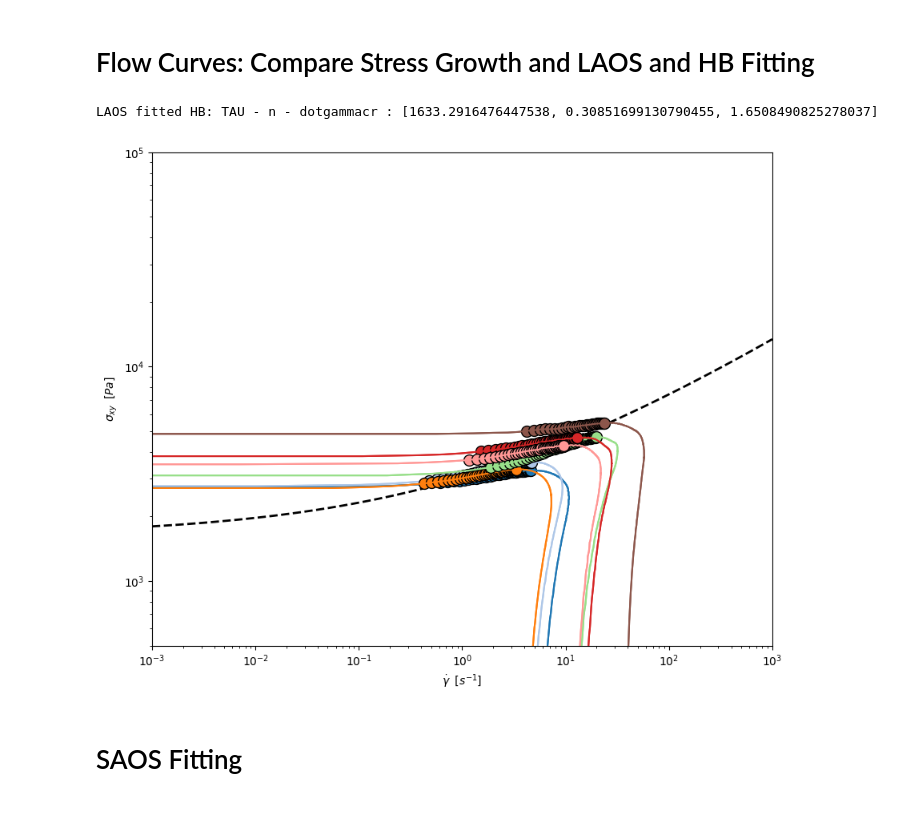
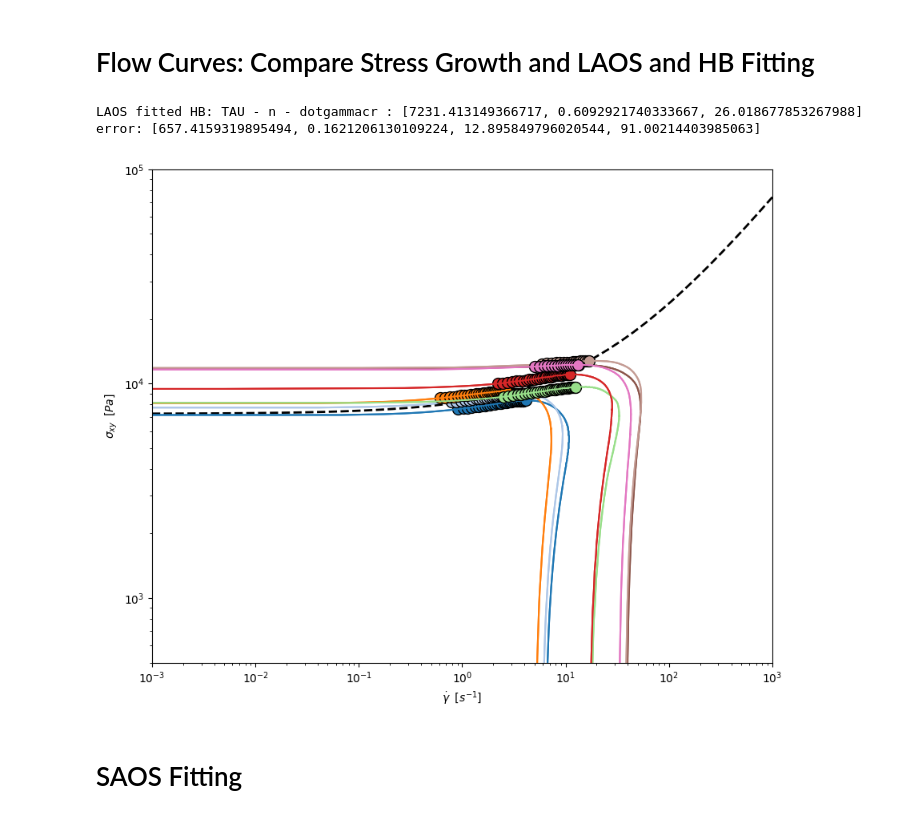
Before and after one commit to yagmurbugday/vdSman_Constitutive_Model_Fitting, a Jupyter notebook: fitting.ipynb, the cells around one changed output. Cells and saved outputs as stored; diff of their text form; code cells hidden in the pictures.

```diff
--- a/fitting.ipynb
+++ b/fitting.ipynb
@@ -82,6 +82,7 @@ importlib.reload(functions_fitting)
 # array_names = data.files  # This returns a list of names
 # for name in array_names:
 #     globals()[name] = data[name]
+# sample_name = 'SP60W18'
 
 
 # import fitting_inputs_SP60W22
@@ -93,17 +94,19 @@ importlib.reload(functions_fitting)
 # array_names = data.files  # This returns a list of names
 # for name in array_names:
 #     globals()[name] = data[name]
+# sample_name = 'SP60W22'
 
 
-import fitting_inputs_SP60W25
-from fitting_inputs_SP60W25 import *
-importlib.reload(fitting_inputs_SP60W25)
+# import fitting_inputs_SP60W25
+# from fitting_inputs_SP60W25 import *
+# importlib.reload(fitting_inputs_SP60W25)
 
-#Make sure the right dataset is loaded
-data = np.load('./data_reading/arrays_2025_05_09_11_47.npz')
-array_names = data.files  # This returns a list of names
-for name in array_names:
-    globals()[name] = data[name]
+# #Make sure the right dataset is loaded
+# data = np.load('./data_reading/arrays_2025_05_09_11_47.npz')
+# array_names = data.files  # This returns a list of names
+# for name in array_names:
+#     globals()[name] = data[name]
+# sample_name = 'SP60W25'
 # %% [markdown]
 # Flow Curves: Compare Stress Growth and LAOS and HB Fitting
 # %%
@@ -162,7 +165,7 @@ if run_HB == 'yes':
 
         hbfit_x = []
         hbfit_y = []
-        skip_first = 5
+        skip_first = 8
         for i in data_index_for_laos_built_flow_curves:
             x = x_shr[i][skip_first:] ; y=y_str[i][skip_first:]
             axs.errorbar(x, y, marker='o', linewidth=0, markersize = markersize, color=color_palette[i],\
@@ -186,6 +189,8 @@ if run_HB == 'yes':
         error_HBlaos = [perr_laos[0], perr_laos[2], HBlaos_dotgam_pluserr, HBlaos_dotgam_minuserr]
 
         print(f'LAOS fitted HB: TAU - n - dotgammacr : {HBparam_laos}')
+        print(f'error: {error_HBlaos}')
+
 
         #what to write in the checkpoint file?
         x_shr = np.array(x_shr, dtype=object)
@@ -245,35 +250,36 @@ elif run_HB == 'no':
     axs.set_ylabel("$\sigma_{xy}\;\;[Pa]$")
 
     for i in data_index_for_laos_built_flow_curves:
             axs.errorbar(data_exp_avg[i][3][-513:],data_exp_avg[i][1][-513:], color=color_palette[i])
 
     #Stress Growth
     if 'HBparam_steady' in globals():
         axs.errorbar(str_grw_shear_rates, stress, marker='o', linewidth=0, markersize = markersize, color='black', markeredgecolor='black', label='stress_growth' )
         plt.errorbar(np.logspace(-3,5,40),model_data_HB_steady,  linewidth=2, color='black')
         print(f'Steady fitted HB: TAU - n - dotgammacr : {HBparam_steady}')
     else:
         print('The stress growth infromation is not found in the file, taek action if you think this is wrong')
 
     #LAOS
     if 'HBparam_laos' in globals():
         for i in data_index_for_laos_built_flow_curves:
             x = x_shr[i][skip_first:] ; y=y_str[i][skip_first:]
             axs.errorbar(x, y, marker='o', linewidth=0, markersize = markersize, color=color_palette[i],\
                         markeredgecolor='black' )
         plt.plot(np.logspace(-3,3,50), model_data_HB_laos,  linewidth=2, color='black', linestyle='--')
     else:
         print('The LAOS flow curve infromation is not found in the file, taek action if you think this is wrong')
 
     #External
     if 'HBparam_ext' in globals():
         plt.plot(np.logspace(-3,3,50), model_data_HB_ext,  linewidth=2, color='black', linestyle=':')
         print(f'External HB: TAU - n - dotgammacr : {HBparam_ext}')
     else:
         print('The external flow curve infromation is not found in the file, taek action if you think this is wrong')
 # %% [output]
-LAOS fitted HB: TAU - n - dotgammacr : [1633.2916476447538, 0.30851699130790455, 1.6508490825278037]
+LAOS fitted HB: TAU - n - dotgammacr : [7231.413149366717, 0.6092921740333667, 26.018677853267988]
+error: [657.4159319895494, 0.1621206130109224, 12.895849796020544, 91.00214403985063]
-[figure, old version]
+[figure, new version]
 # %% [markdown]
 # SAOS Fitting
 # %%
```
Also changed, not shown: parts of 12 cells of this notebook, 32 other files.
